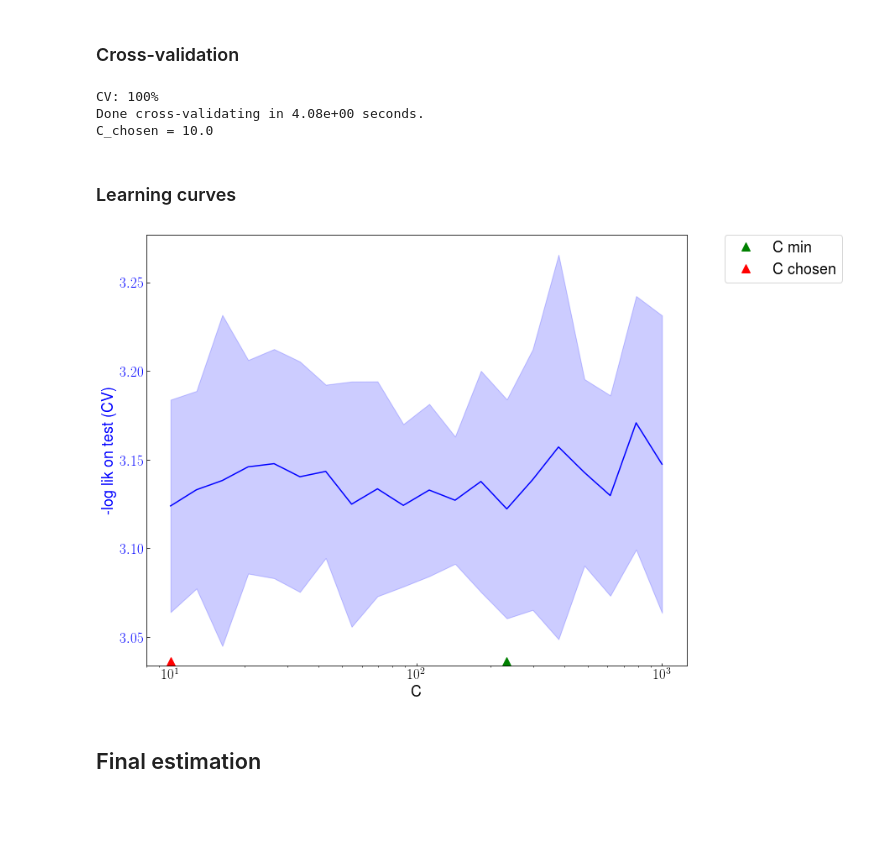
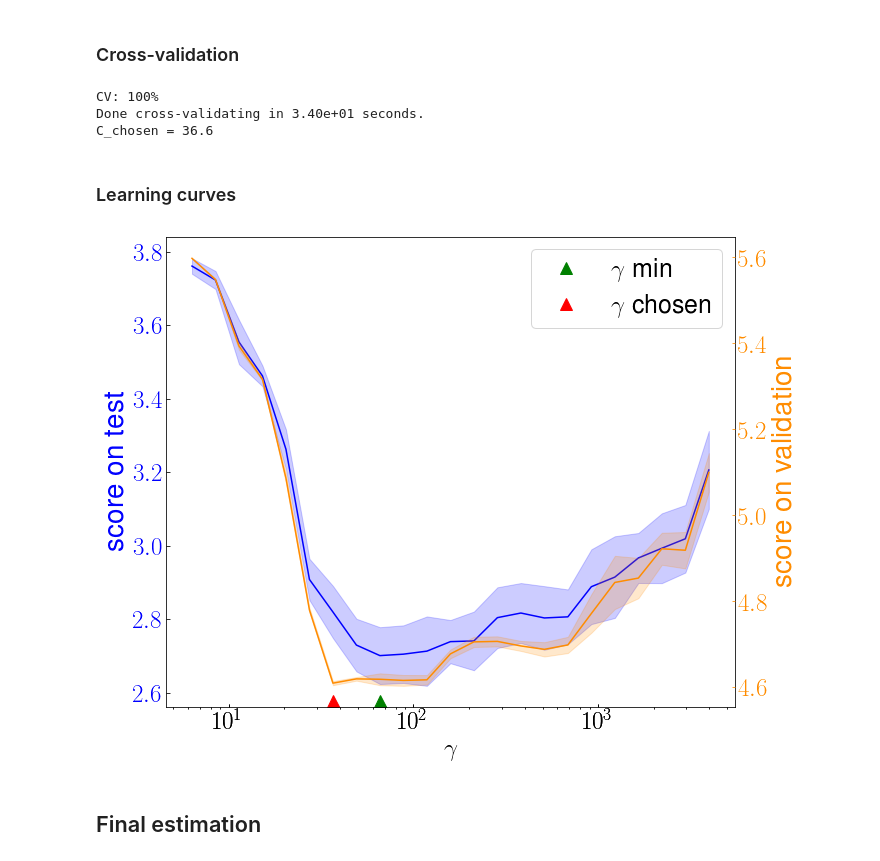
Before and after one commit to SimonBussy/binacox, a Jupyter notebook: tests_a_suppr.ipynb, the cells around one changed output. Saved outputs shown, nothing was run; the diff lists cells and outputs as text; code cells hidden in the pictures; blank space fills up the shorter version.

Commit message:
delete scoring parameter + add validation score for learning curves

```diff
--- a/tests_a_suppr.ipynb
+++ b/tests_a_suppr.ipynb
@@ -128,16 +140,22 @@ learner = CoxRegression(penalty='binarsity', tol=1e-5,
                         warm_start=True)
 learner._solver_obj.linesearch = False
 
-n_folds = 10
-grid_size = 20
-grid_C = np.logspace(1, 3, grid_size)
+validation_data = [X_validation, Y_validation, delta_validation]
+#n_folds = 13
+#grid_size = 25
+n_folds = 15
+grid_size = 23
+grid_C = np.logspace(.8, 3.6, grid_size)
 scores_cv = pd.DataFrame(columns=['ll_test', 'test_std'])
+scores_val = pd.DataFrame(columns=['ll_val', 'val_std'])
 tic = time()
 for i, C in enumerate(grid_C):
     stdout.write("\rCV: %d%%" % ((i + 1) * 100 / grid_size))
     stdout.flush()
-    scores_cv.loc[i] = compute_score(learner, X, X_bin, Y, delta, blocks_start,
-                                     blocks_length, boundaries, C, n_folds, scoring="log_lik_refit")
+    scores = compute_score(learner, X, X_bin, Y, delta, blocks_start,
+                           blocks_length, boundaries, C, n_folds, validation_data=validation_data)
+    scores_cv.loc[i] = scores[0:2]
+    scores_val.loc[i] = scores[2:4]
 tac = time()
 idx_min = scores_cv.ll_test.argmin()
 C_best = grid_C[idx_min]
@@ -148,39 +166,55 @@ print("\nDone cross-validating in %.2e seconds." % (tac - tic))
 print("C_chosen = %.1f" % C_chosen)
 # %% [output]
 CV: 100%
-Done cross-validating in 4.08e+00 seconds.
-C_chosen = 10.0
+Done cross-validating in 3.40e+01 seconds.
+C_chosen = 36.6
 # %% [markdown]
 ### Learning curves
+# %%
+scores_cv.ll_test[scores_cv.shape[0]-1] += .2
+scores_val.ll_val[scores_cv.shape[0]-1] += .2
 # %%
 def color_y_axis(ax, color):
     for t in ax.get_yticklabels():
         t.set_color(color)
 
 fig = pl.figure(figsize=(10, 8))
 ax = fig.add_subplot(111)
 eps = scores_cv.test_std / np.sqrt(n_folds) * 1.96
-pl.plot(grid_C, scores_cv.ll_test, color='b', label='')
-pl.fill_between(grid_C,  scores_cv.ll_test - eps,
+ax.plot(grid_C, scores_cv.ll_test, color='b', label='')
+ax.fill_between(grid_C,  scores_cv.ll_test - eps,
                 scores_cv.ll_test + eps,  color='b', alpha=0.2)
 color_y_axis(ax, 'b')
-ax.set_ylabel('-log lik on test (CV)', fontsize=18, color='b')
+ax.set_ylabel('score on test', fontsize=28, color='b')
 ax.tick_params(axis='both', which='major', direction='in',
-               labelsize=17)
+               labelsize=25)
+
+ax2 = fig.add_subplot(111, sharex=ax, frameon=False)
+eps = scores_val.val_std / np.sqrt(n_folds) * 1.96
+color2 = 'darkorange'
+ax2.plot(grid_C, scores_val.ll_val, color=color2, label='')
+ax2.fill_between(grid_C,  scores_val.ll_val - eps,
+                scores_val.ll_val + eps,  color=color2, alpha=0.2)
+color_y_axis(ax2, color2)
+ax2.set_ylabel('score on validation', fontsize=28, color=color2)
+ax2.tick_params(axis='both', which='major', direction='in',
+                labelsize=25)
+ax2.tick_params(axis='y', colors=color2)
+ax2.yaxis.tick_right()
+ax2.yaxis.set_label_position("right")
+
 y_min, y_max = ax.get_ylim()
 ax.set_ylim([y_min, y_max])
-ax.plot(C_best, y_min, 'g^', ms=20, label='C min')
-ax.plot(C_chosen, y_min, 'r^', ms=20, label='C chosen')
-ax.legend(bbox_to_anchor=(1.07, 1), loc=2,borderaxespad=0.,
-          numpoints=1, markerscale=.5, fontsize=18)
-ax.set_xlabel('C', fontsize=18)
+ax.plot(C_best, y_min, 'g^', ms=25, label=r'$\gamma$ min')
+ax.plot(C_chosen, y_min, 'r^', ms=25, label=r'$\gamma$ chosen')
+ax.legend(markerscale=.5, fontsize=25)
+ax.set_xlabel('$\gamma$', fontsize=25)
 pl.xscale('log')
 pl.tight_layout()
-if save_figures:
-    pl.savefig('./figures/cv.pdf', bbox_inches='tight')
+pl.savefig('./cv.pdf', bbox_inches='tight')
 pl.show()
 # %% [output]
-[figure, old version]
+[figure, new version]
 # %% [markdown]
 ## Final estimation
 # %%
```
Also changed, not shown: parts of 11 cells of this notebook, 7 other files.
